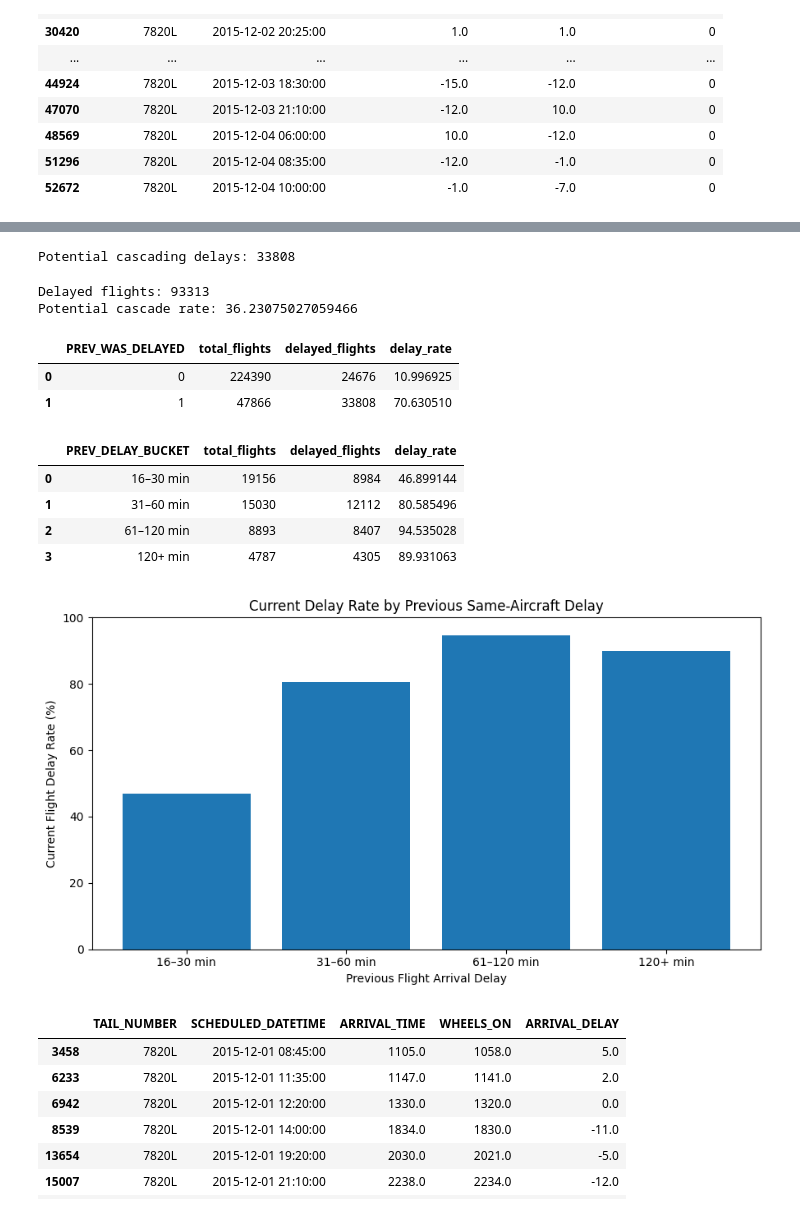
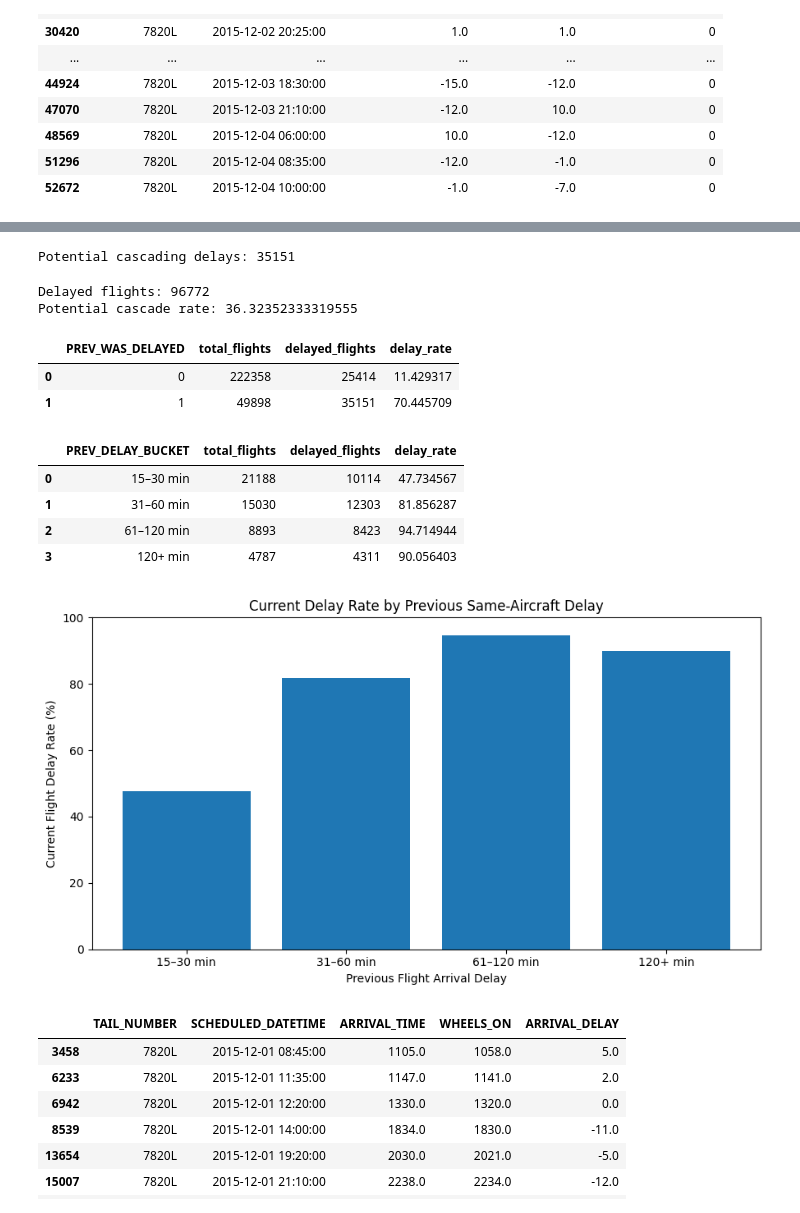
Before and after one commit to theia77/flight-delay-diagnostic, a Jupyter notebook: notebooks/flight_delay_analysis.ipynb, the cells around one changed output, grey strips where cells are left out. Cells and saved outputs as stored; diff of their text form; code cells hidden in the pictures.

```diff
--- a/notebooks/flight_delay_analysis.ipynb
+++ b/notebooks/flight_delay_analysis.ipynb
@@ -1027,11 +1072,11 @@ operated[
 | 52672 | 7820L | 2015-12-04 10:00:00 | -7.0 | -1.0 |
 # %%
 operated["PREV_WAS_DELAYED"] = (
-    operated["PREV_ARRIVAL_DELAY"] > 15
+    operated["PREV_ARRIVAL_DELAY"] >= 15
 ).astype(int)
 
 operated["CURRENT_IS_DELAYED"] = (
-    operated["ARRIVAL_DELAY"] > 15
+    operated["ARRIVAL_DELAY"] >= 15
 ).astype(int)
 
 operated["POTENTIAL_CASCADE"] = (
@@ -1101,8 +1146,8 @@ operated[
 | 52672 | 7820L | 2015-12-04 10:00:00 | 1.416667 | -1.0 | -7.0 |
 # %%
 operated["POTENTIAL_CASCADE"] = (
-    (operated["PREV_ARRIVAL_DELAY"] > 15) &
-    (operated["ARRIVAL_DELAY"] > 15) &
+    (operated["PREV_ARRIVAL_DELAY"] >= 15) &
+    (operated["ARRIVAL_DELAY"] >= 15) &
     (operated["PREV_FLIGHT_TIME_GAP_HOURS"] <= 4)
 ).astype(int)
 
@@ -1139,7 +1184,7 @@ cascade_count = operated["POTENTIAL_CASCADE"].sum()
 
 print("Potential cascading delays:", cascade_count)
 # %% [output]
-Potential cascading delays: 33808
+Potential cascading delays: 35151
 # %%
 delayed_flights = operated["IS_DELAYED"].sum()
 
@@ -1150,8 +1195,8 @@ cascade_rate = (
 print("Delayed flights:", delayed_flights)
 print("Potential cascade rate:", cascade_rate)
 # %% [output]
-Delayed flights: 93313
-Potential cascade rate: 36.23075027059466
+Delayed flights: 96772
+Potential cascade rate: 36.32352333319555
 # %%
 cascade_comparison = (
     operated[
@@ -1174,40 +1219,40 @@ cascade_comparison["delay_rate"] = (
 cascade_comparison
 # %% [output]
 |  | PREV_WAS_DELAYED | total_flights | delayed_flights | delay_rate |
-| 0 | 0 | 224390 | 24676 | 10.996925 |
-| 1 | 1 | 47866 | 33808 | 70.630510 |
+| 0 | 0 | 222358 | 25414 | 11.429317 |
+| 1 | 1 | 49898 | 35151 | 70.445709 |
 # %%
 operated["PREV_DELAY_BUCKET"] = pd.cut(
     operated["PREV_ARRIVAL_DELAY"],
-    bins=[15, 30, 60, 120, float("inf")],
-    labels=["16–30 min", "31–60 min", "61–120 min", "120+ min"]
+    bins=[14, 30, 60, 120, float("inf")],  # (14, 30] = 15–30 min
+    labels=["15–30 min", "31–60 min", "61–120 min", "120+ min"]
 )
 
 previous_delay_analysis = (
     operated[
         operated["PREV_FLIGHT_TIME_GAP_HOURS"] <= 4
     ]
     .groupby("PREV_DELAY_BUCKET", observed=True)
     .agg(
         total_flights=("ARRIVAL_DELAY", "count"),
         delayed_flights=("IS_DELAYED", "sum")
     )
     .reset_index()
 )
 
 previous_delay_analysis["delay_rate"] = (
     previous_delay_analysis["delayed_flights"]
     / previous_delay_analysis["total_flights"]
     * 100
 )
 
 previous_delay_analysis
 # %% [output]
 |  | PREV_DELAY_BUCKET | total_flights | delayed_flights | delay_rate |
-| 0 | 16–30 min | 19156 | 8984 | 46.899144 |
-| 1 | 31–60 min | 15030 | 12112 | 80.585496 |
-| 2 | 61–120 min | 8893 | 8407 | 94.535028 |
-| 3 | 120+ min | 4787 | 4305 | 89.931063 |
+| 0 | 15–30 min | 21188 | 10114 | 47.734567 |
+| 1 | 31–60 min | 15030 | 12303 | 81.856287 |
+| 2 | 61–120 min | 8893 | 8423 | 94.714944 |
+| 3 | 120+ min | 4787 | 4311 | 90.056403 |
 # %%
 plt.figure(figsize=(9, 5))
 
@@ -1224,7 +1269,7 @@ plt.ylim(0, 100)
 plt.tight_layout()
 plt.show()
 # %% [output]
-[figure, old version]
+[figure, new version]
 # %%
 operated[
     [
```
Also changed, not shown: parts of 57 cells of this notebook, 49 other files.
